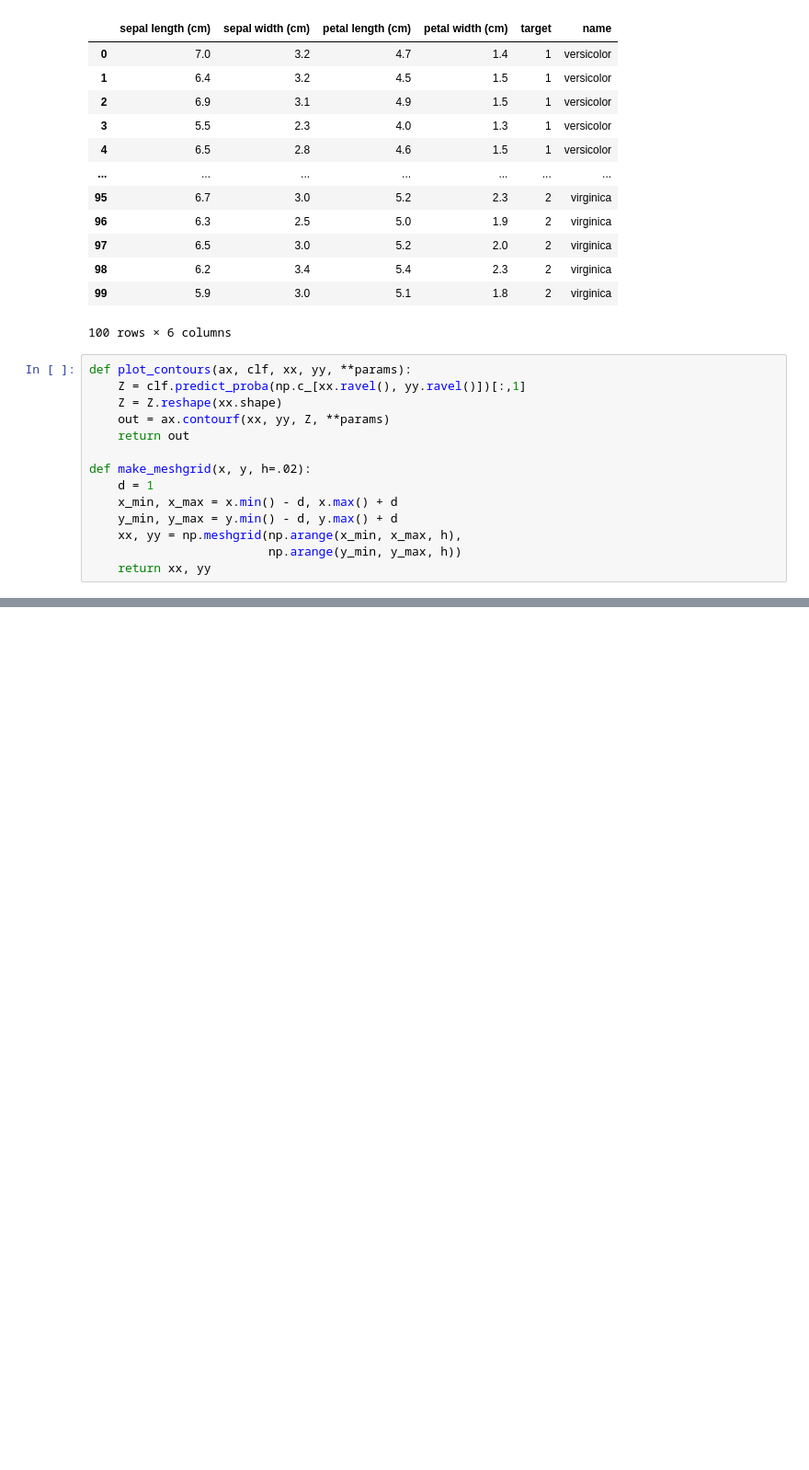
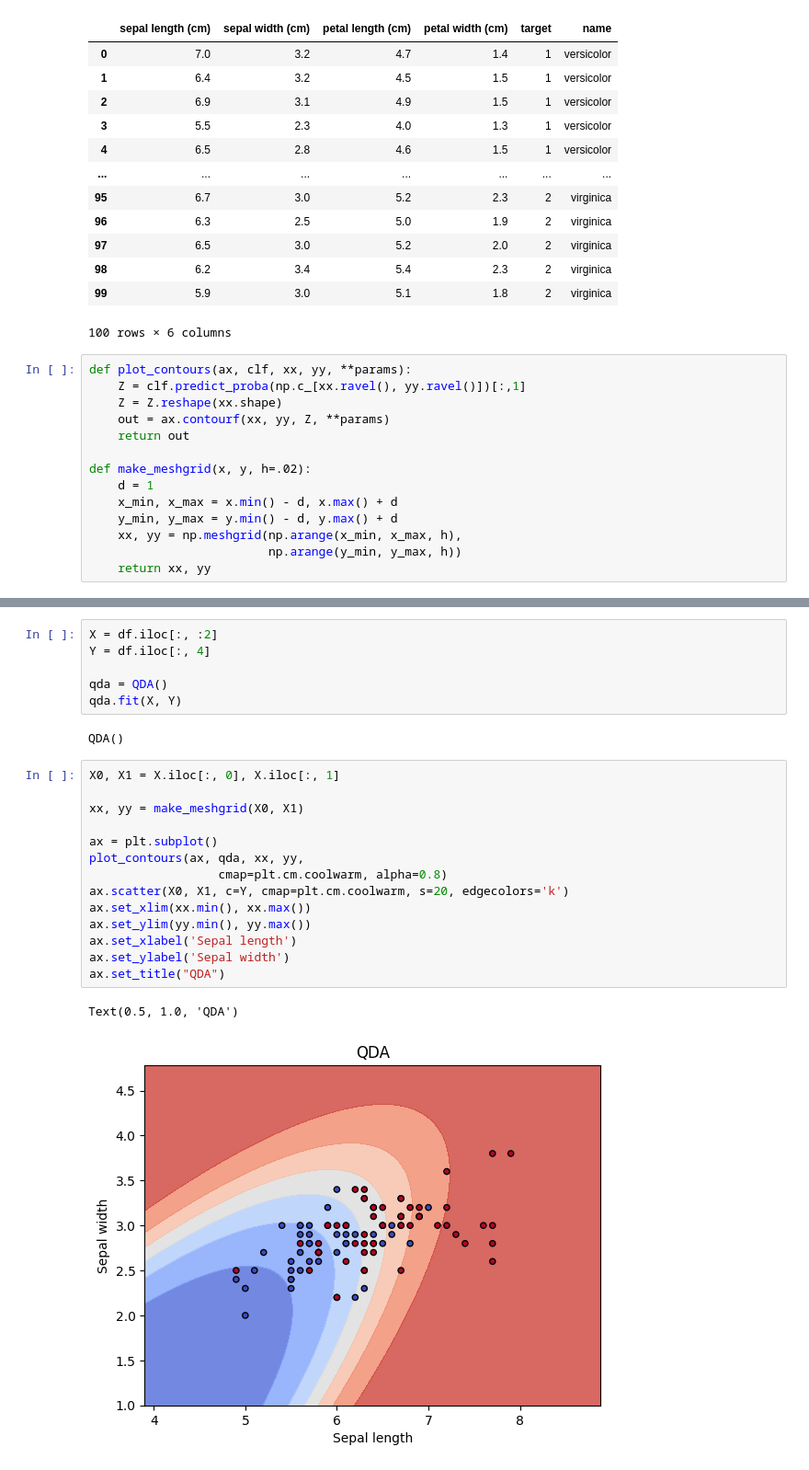
Before and after one commit to babasuck/mlhw, a Jupyter notebook: 1.ipynb, the cells around one changed output, grey strips where cells are left out. Shown: that part at 92% size. Saved outputs shown, nothing was run; the diff lists cells and outputs as text; blank space fills up the shorter version.

```diff
--- a/1.ipynb
+++ b/1.ipynb
@@ -163,0 +223,25 @@ for model, name in zip(models, names):
+# %%
+X = df.iloc[:, :2]
+Y = df.iloc[:, 4]
+
+qda = QDA()
+qda.fit(X, Y)
+# %% [output]
+QDA()
+# %%
+X0, X1 = X.iloc[:, 0], X.iloc[:, 1]
+
+xx, yy = make_meshgrid(X0, X1)
+
+ax = plt.subplot()
+plot_contours(ax, qda, xx, yy,
+                  cmap=plt.cm.coolwarm, alpha=0.8)
+ax.scatter(X0, X1, c=Y, cmap=plt.cm.coolwarm, s=20, edgecolors='k')
+ax.set_xlim(xx.min(), xx.max())
+ax.set_ylim(yy.min(), yy.max())
+ax.set_xlabel('Sepal length')
+ax.set_ylabel('Sepal width')
+ax.set_title("QDA")
+# %% [output]
+Text(0.5, 1.0, 'QDA')
+[figure, added]
```
Also changed, not shown: parts of 5 cells of this notebook, 1 other file.
